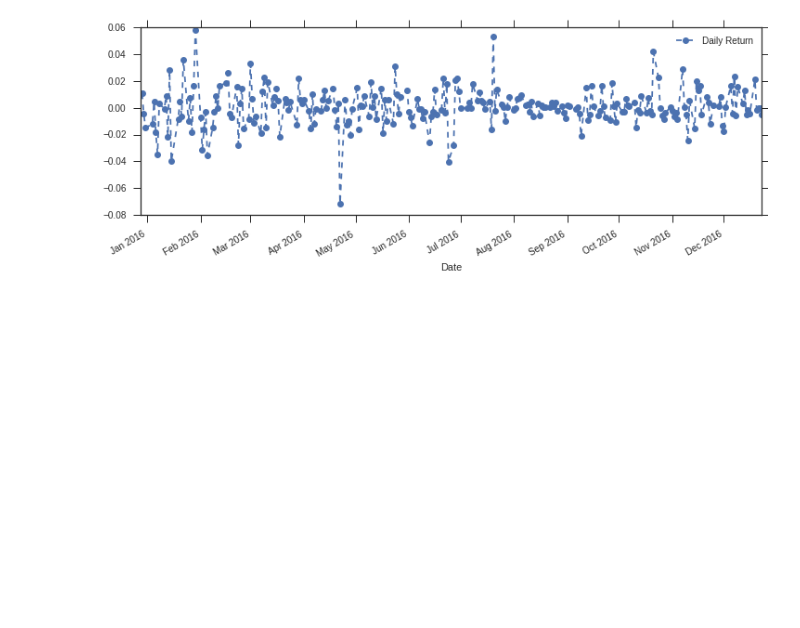
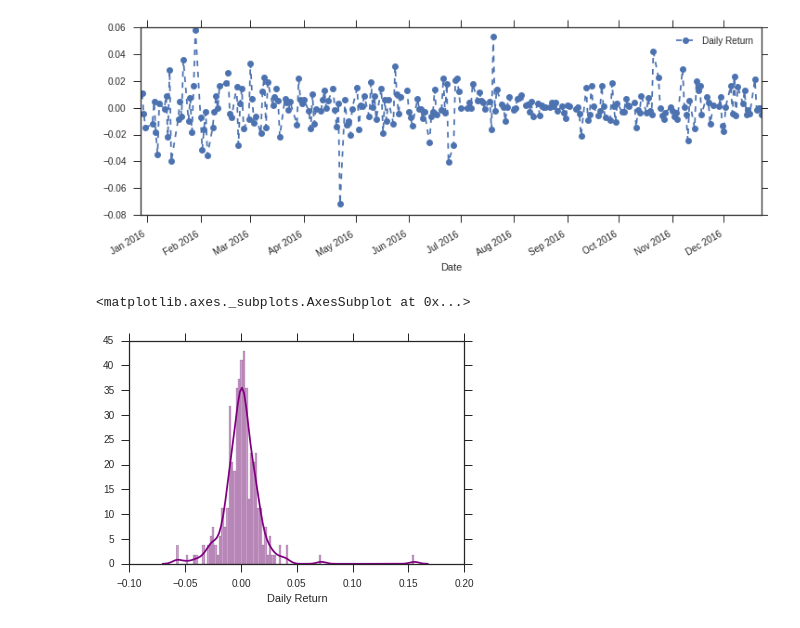
Before and after one commit to irfanalidv/Stock-Market-Analysis, a Jupyter notebook: Stock Market Analysis.ipynb, the cells around one changed output. Saved outputs shown, nothing was run; the diff lists cells and outputs as text; code cells hidden in the pictures; blank space fills up the shorter version.

Commit message:
Avg daily return using histrogram

```diff
--- a/Stock Market Analysis.ipynb
+++ b/Stock Market Analysis.ipynb
@@ -162,0 +166,5 @@ MSFT['Daily Return'].plot(figsize=(12,4),legend=True,linestyle='--',marker='o')
+# %%
+sns.distplot(FB['Daily Return'].dropna(),bins=100,color='purple')
+# %% [output]
+<matplotlib.axes._subplots.AxesSubplot at 0x...>
+[figure, added]
```
Also changed, not shown: parts of 5 cells of this notebook, 4 other files.
